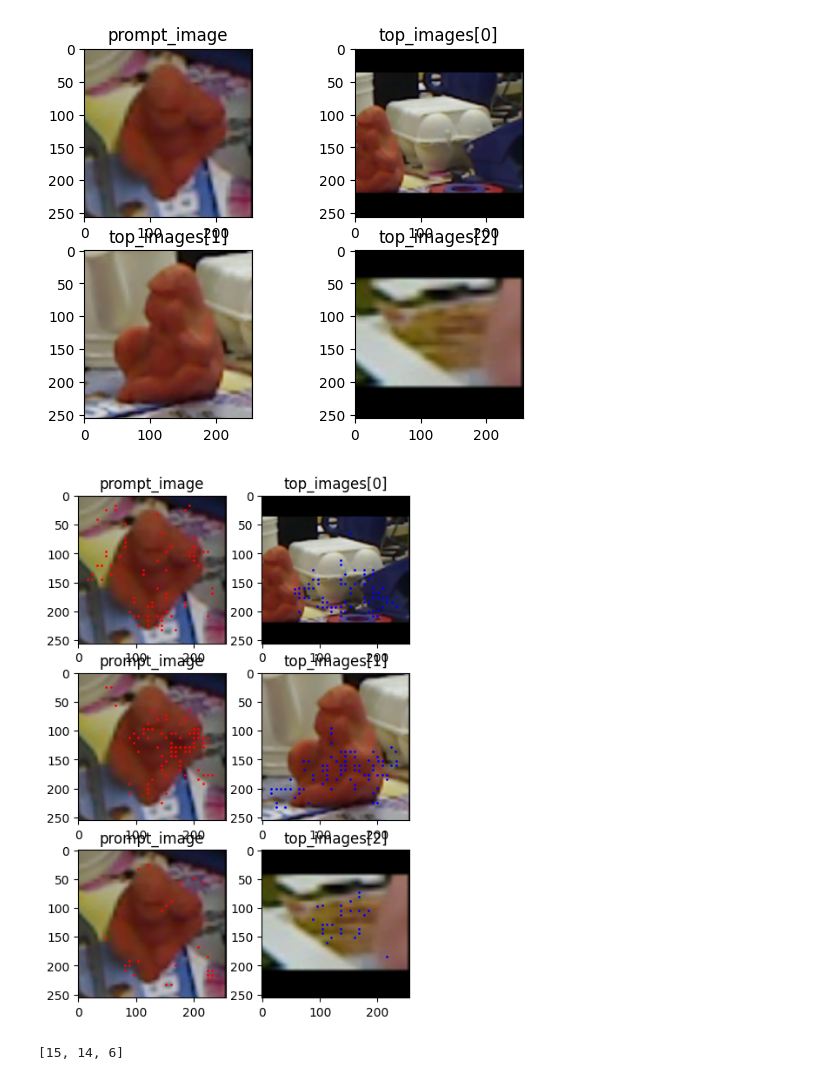
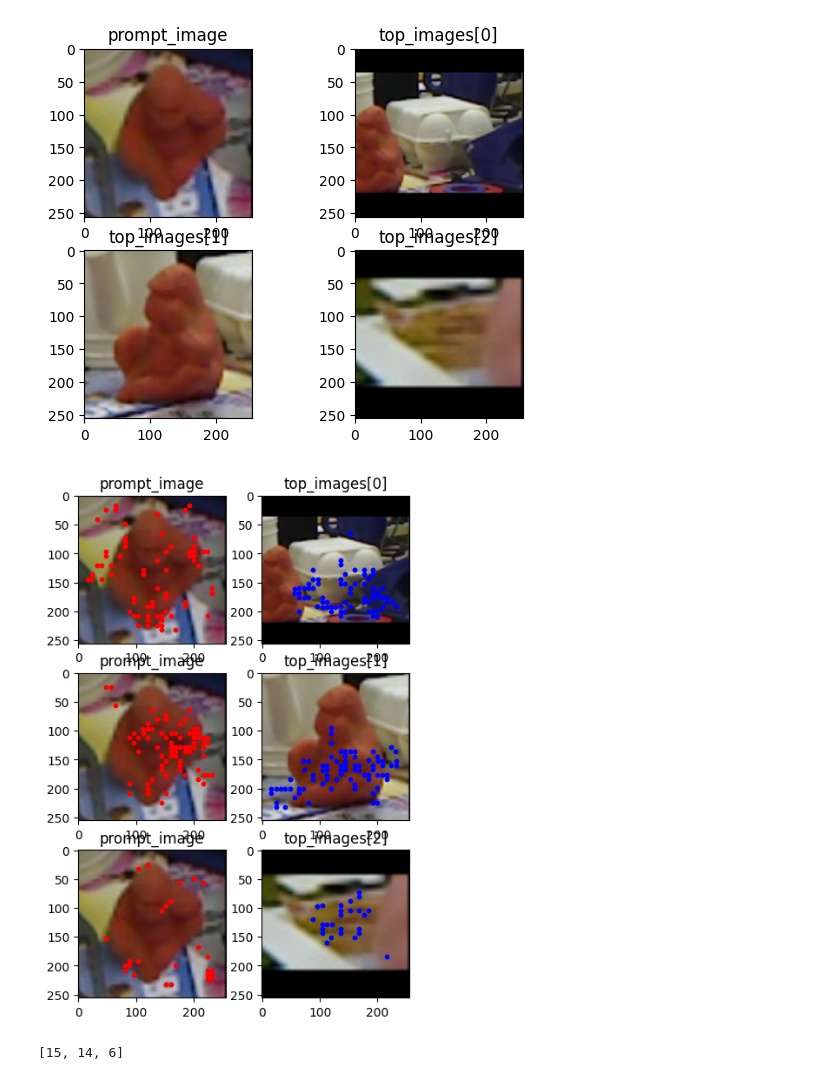
Before and after one commit to karltan0328/POPE, a Jupyter notebook: visual_3dbbox.ipynb, the cells around one changed output. Cells and saved outputs as stored; diff of their text form; code cells hidden in the pictures.

```diff
--- a/visual_3dbbox.ipynb
+++ b/visual_3dbbox.ipynb
@@ -332,23 +332,23 @@ for top_idx in range(len(top_images)):
 # %%
 plt.figure(figsize=(5, 7.5))
 for i in range(len(top_images)):
     plt.subplot(321+i+i)
     plt.title("prompt_image")
     plt.imshow(cv2.cvtColor(prompt_image_copy, cv2.COLOR_BGR2RGB))
-    plt.scatter(top_images[i]["mkpts0"][:, 0], top_images[i]["mkpts0"][:, 1], c="r", s=1)
+    plt.scatter(top_images[i]["mkpts0"][:, 0], top_images[i]["mkpts0"][:, 1], c="r", s=10)
 for i in range(len(top_images)):
     plt.subplot(321+i+i+1)
     plt.title(f"top_images[{i}]")
     plt.imshow(cv2.cvtColor(top_images[i]["crop_image"], cv2.COLOR_BGR2RGB))
-    plt.scatter(top_images[i]["mkpts1"][:, 0], top_images[i]["mkpts1"][:, 1], c="b", s=1)
+    plt.scatter(top_images[i]["mkpts1"][:, 0], top_images[i]["mkpts1"][:, 1], c="b", s=10)
 plt.show()
 
 # for i in range(len(top_images)):
 #     print(f"top_images[{i}]['mkpts0'].shape: {top_images[i]['mkpts0'].shape}")
 #     print(f"top_images[{i}]['mkpts1'].shape: {top_images[i]['mkpts1'].shape}")
 #     print(f"top_images[{i}]['mconf'].shape: {top_images[i]['mconf'].shape}")
 # %% [output]
-[figure, old version]
+[figure, new version]
 # %%
 matching_score
 # %% [output]
```
Also changed, not shown: parts of 3 cells of this notebook.
